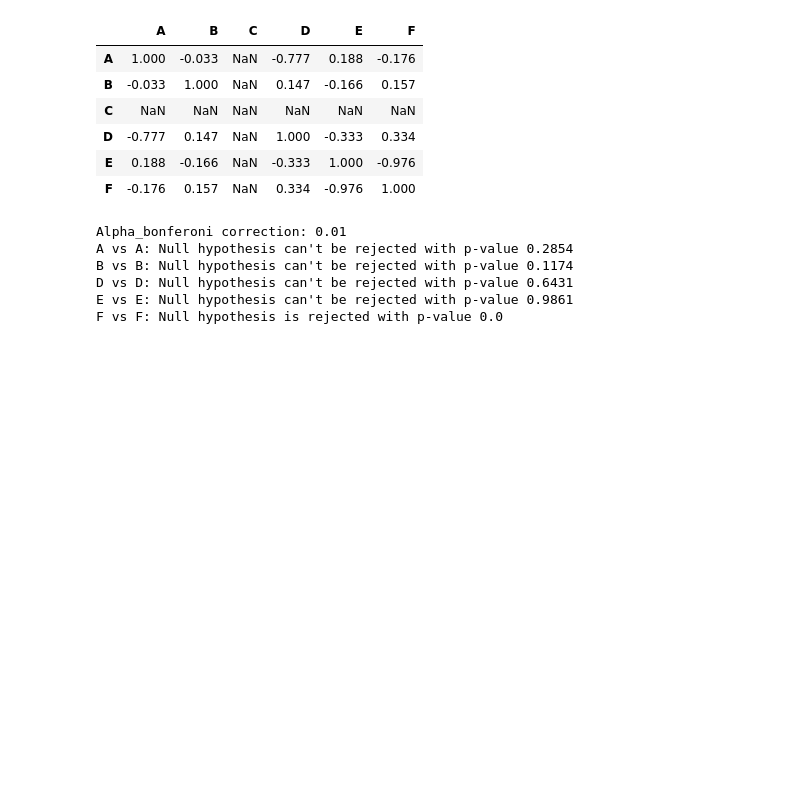
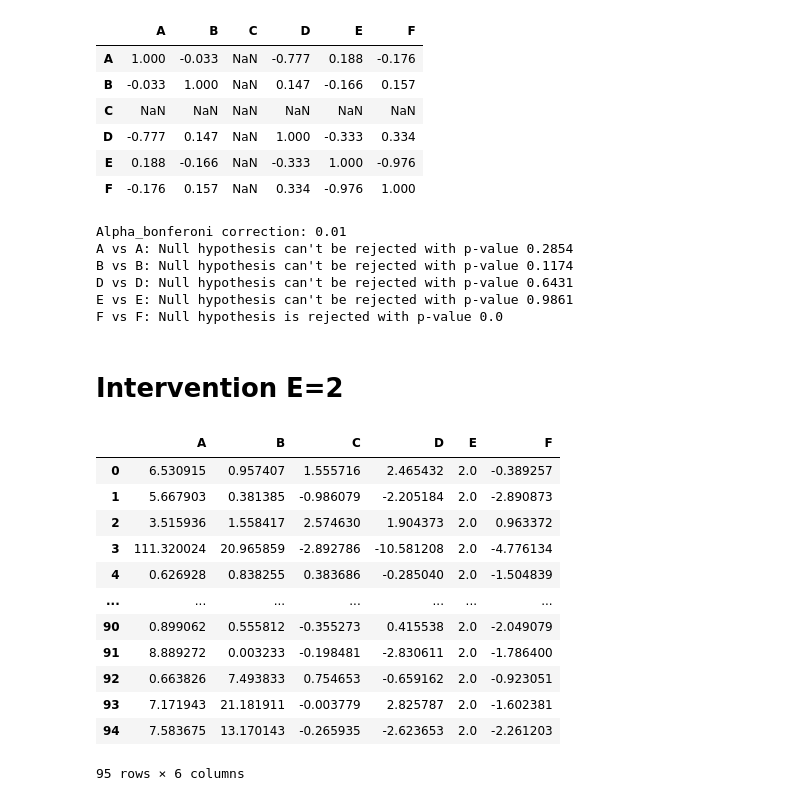
Before and after one commit to katinka314/AL_graph_project, a Jupyter notebook: analysis.ipynb, the cells around one changed output. Cells and saved outputs as stored; diff of their text form; code cells hidden in the pictures; blank space fills up the shorter version.

Commit message:
Analysis E=2

```diff
--- a/analysis.ipynb
+++ b/analysis.ipynb
@@ -241,3 +241,22 @@ B vs B: Null hypothesis can't be rejected with p-value 0.1174
 D vs D: Null hypothesis can't be rejected with p-value 0.6431
 E vs E: Null hypothesis can't be rejected with p-value 0.9861
 F vs F: Null hypothesis is rejected with p-value 0.0
+# %% [markdown]
+# Intervention E=2
+# %%
+intervention_E2, means, variances, corrs = analysis(r"data\intervention_95_E2.csv")
+intervention_E2
+# %% [output]
+|  | A | B | C | D | E | F |
+| 0 | 6.530915 | 0.957407 | 1.555716 | 2.465432 | 2.0 | -0.389257 |
+| 1 | 5.667903 | 0.381385 | -0.986079 | -2.205184 | 2.0 | -2.890873 |
+| 2 | 3.515936 | 1.558417 | 2.574630 | 1.904373 | 2.0 | 0.963372 |
+| 3 | 111.320024 | 20.965859 | -2.892786 | -10.581208 | 2.0 | -4.776134 |
+| 4 | 0.626928 | 0.838255 | 0.383686 | -0.285040 | 2.0 | -1.504839 |
+| ... | ... | ... | ... | ... | ... | ... |
+| 90 | 0.899062 | 0.555812 | -0.355273 | 0.415538 | 2.0 | -2.049079 |
+| 91 | 8.889272 | 0.003233 | -0.198481 | -2.830611 | 2.0 | -1.786400 |
+| 92 | 0.663826 | 7.493833 | 0.754653 | -0.659162 | 2.0 | -0.923051 |
+| 93 | 7.171943 | 21.181911 | -0.003779 | 2.825787 | 2.0 | -1.602381 |
+| 94 | 7.583675 | 13.170143 | -0.265935 | -2.623653 | 2.0 | -2.261203 |
+95 rows × 6 columns
```
Also changed, not shown: parts of 3 cells of this notebook.
